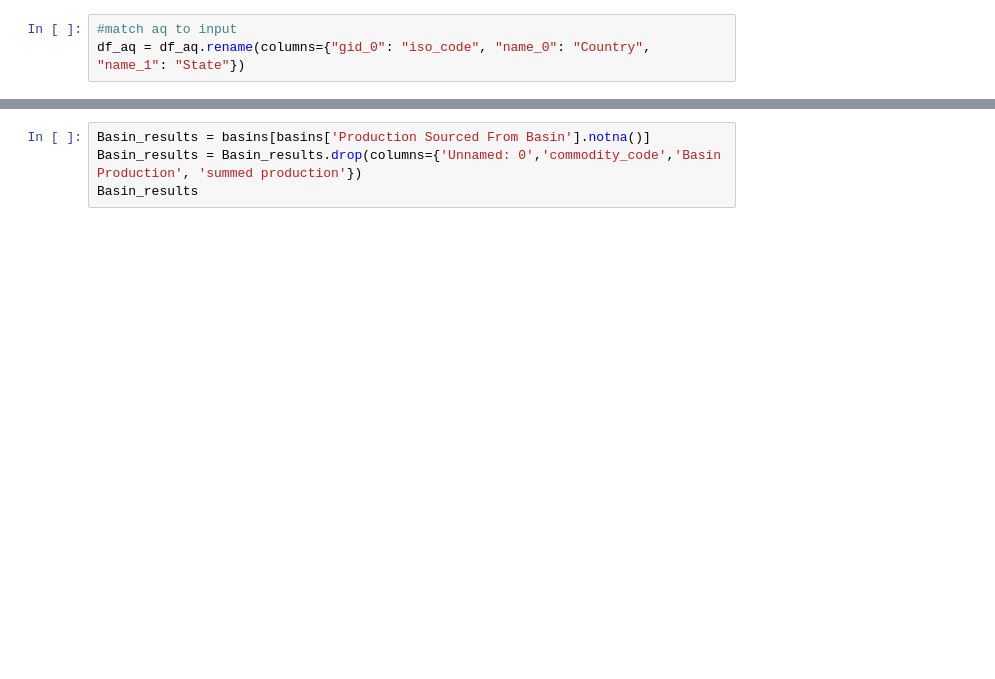
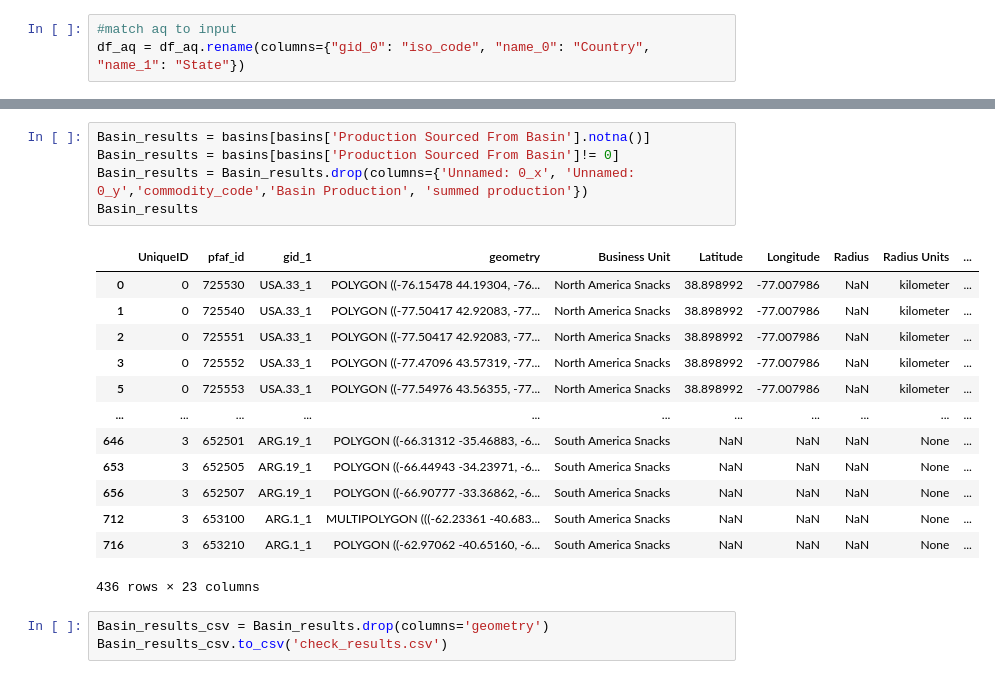
Before and after one commit to lizsaccoccia/AqFoodPrep2026, a Jupyter notebook: AqFoodSupplyChainAnalyzer2026v2.ipynb, the cells around one changed output, grey strips where cells are left out. Drawn from its saved outputs; the diff is of its cells as text; blank space fills up the shorter version.

```diff
--- a/AqFoodSupplyChainAnalyzer2026v2.ipynb
+++ b/AqFoodSupplyChainAnalyzer2026v2.ipynb
@@ -241,4 +331,22 @@ basins
 # %%
 Basin_results = basins[basins['Production Sourced From Basin'].notna()]
-Basin_results = Basin_results.drop(columns={'Unnamed: 0','commodity_code','Basin Production', 'summed production'})
+Basin_results = basins[basins['Production Sourced From Basin']!= 0]
+Basin_results = Basin_results.drop(columns={'Unnamed: 0_x', 'Unnamed: 0_y','commodity_code','Basin Production', 'summed production'})
 Basin_results
+# %% [output]
+|  | UniqueID | pfaf_id | gid_1 | geometry | Business Unit | Latitude | Longitude | Radius | Radius Units | ... |
+| 0 | 0 | 725530 | USA.33_1 | POLYGON ((-76.15478 44.19304, -76... | North America Snacks | 38.898992 | -77.007986 | NaN | kilometer | ... |
+| 1 | 0 | 725540 | USA.33_1 | POLYGON ((-77.50417 42.92083, -77... | North America Snacks | 38.898992 | -77.007986 | NaN | kilometer | ... |
+| 2 | 0 | 725551 | USA.33_1 | POLYGON ((-77.50417 42.92083, -77... | North America Snacks | 38.898992 | -77.007986 | NaN | kilometer | ... |
+| 3 | 0 | 725552 | USA.33_1 | POLYGON ((-77.47096 43.57319, -77... | North America Snacks | 38.898992 | -77.007986 | NaN | kilometer | ... |
+| 5 | 0 | 725553 | USA.33_1 | POLYGON ((-77.54976 43.56355, -77... | North America Snacks | 38.898992 | -77.007986 | NaN | kilometer | ... |
+| ... | ... | ... | ... | ... | ... | ... | ... | ... | ... | ... |
+| 646 | 3 | 652501 | ARG.19_1 | POLYGON ((-66.31312 -35.46883, -6... | South America Snacks | NaN | NaN | NaN | None | ... |
+| 653 | 3 | 652505 | ARG.19_1 | POLYGON ((-66.44943 -34.23971, -6... | South America Snacks | NaN | NaN | NaN | None | ... |
+| 656 | 3 | 652507 | ARG.19_1 | POLYGON ((-66.90777 -33.36862, -6... | South America Snacks | NaN | NaN | NaN | None | ... |
+| 712 | 3 | 653100 | ARG.1_1 | MULTIPOLYGON (((-62.23361 -40.683... | South America Snacks | NaN | NaN | NaN | None | ... |
+| 716 | 3 | 653210 | ARG.1_1 | POLYGON ((-62.97062 -40.65160, -6... | South America Snacks | NaN | NaN | NaN | None | ... |
+436 rows × 23 columns
+# %%
+Basin_results_csv = Basin_results.drop(columns='geometry')
+Basin_results_csv.to_csv('check_results.csv')
```
Also changed, not shown: parts of 16 cells of this notebook.
